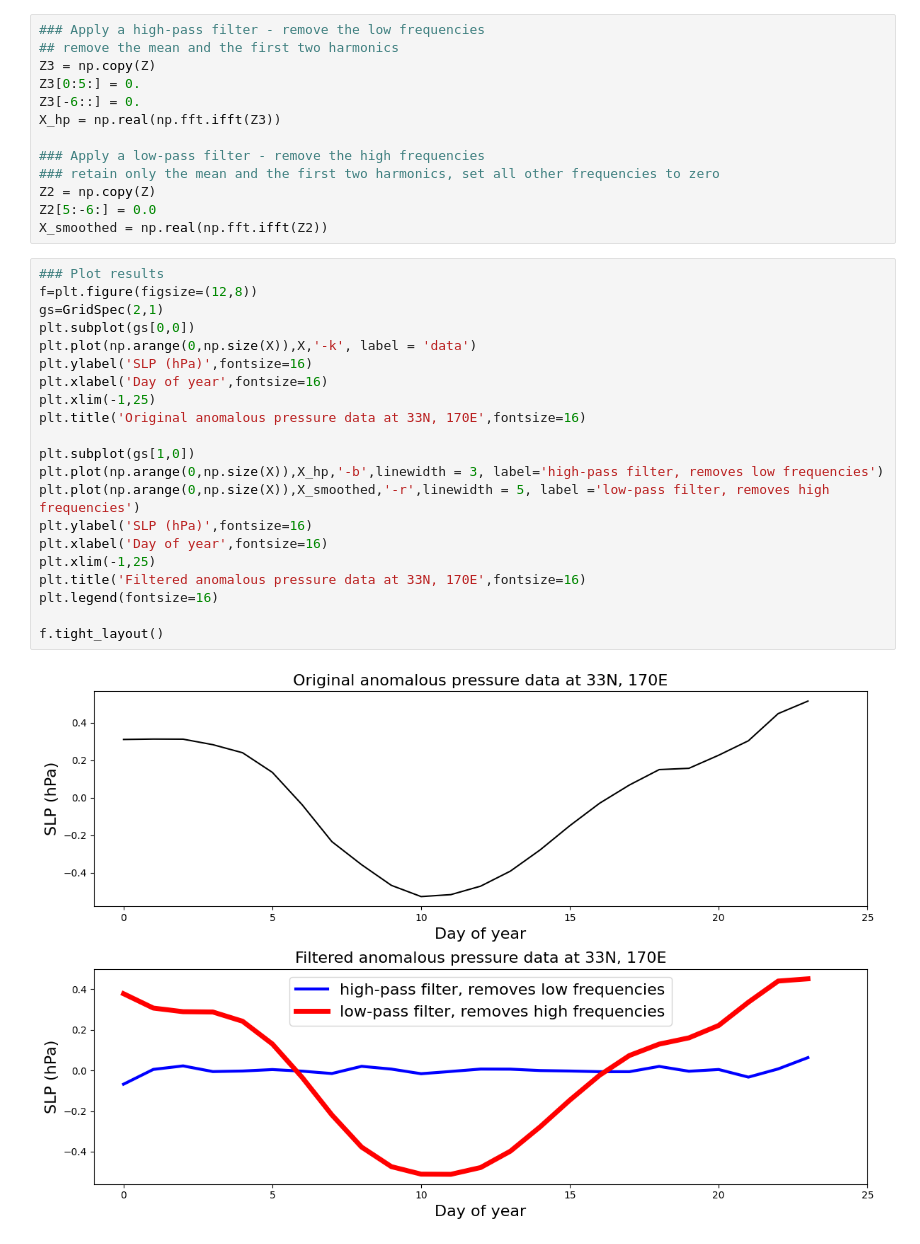
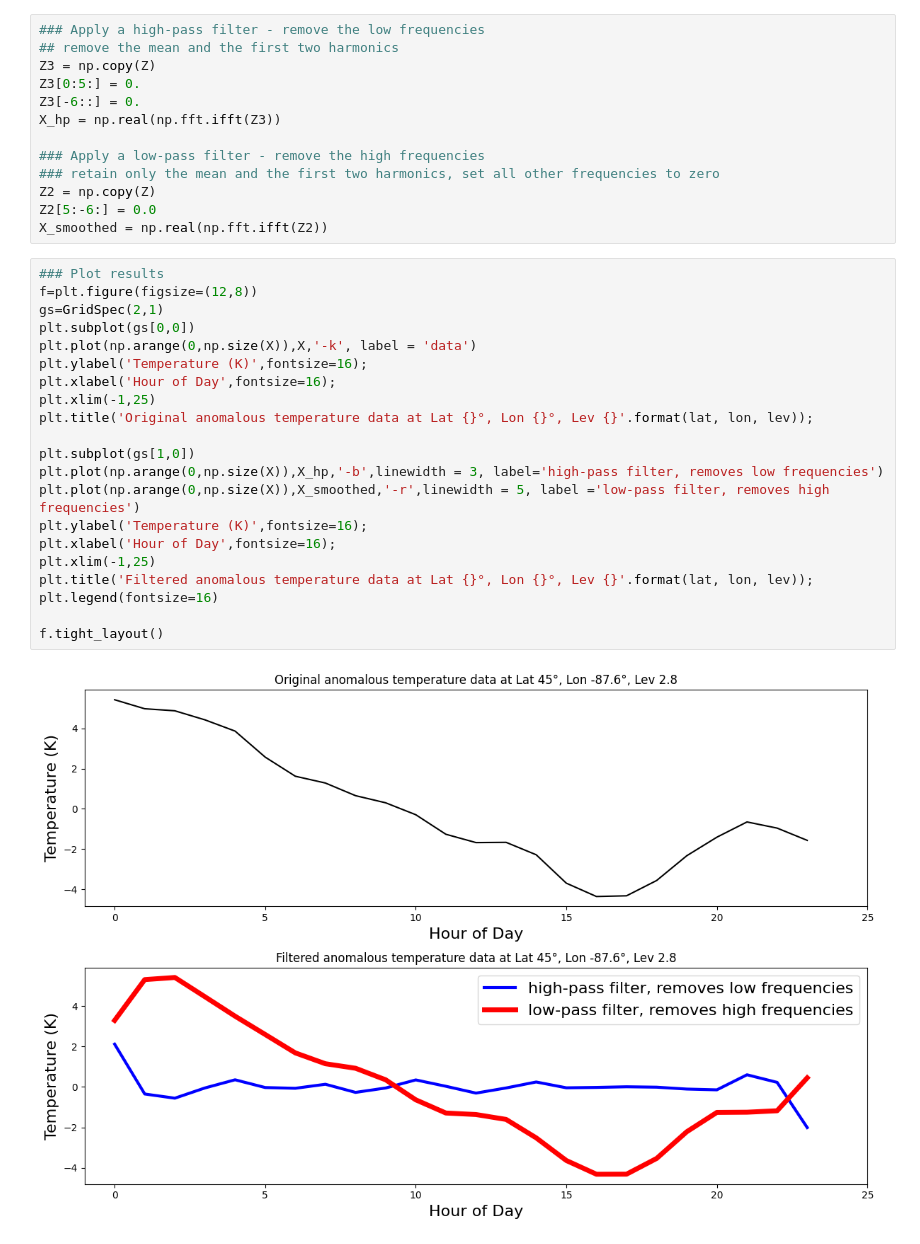
Before and after one commit to jpmailaddy/GEOS_GUI, a Jupyter notebook: seasonal_cycle_filtering_FFT.ipynb, the cells around one changed output. Cells and saved outputs as stored; diff of their text form.

```diff
--- a/seasonal_cycle_filtering_FFT.ipynb
+++ b/seasonal_cycle_filtering_FFT.ipynb
@@ -405,26 +389,26 @@ X_smoothed = np.real(np.fft.ifft(Z2))
 # %%
 ### Plot results
 f=plt.figure(figsize=(12,8))
 gs=GridSpec(2,1)
 plt.subplot(gs[0,0])
 plt.plot(np.arange(0,np.size(X)),X,'-k', label = 'data')
-plt.ylabel('SLP (hPa)',fontsize=16)
-plt.xlabel('Day of year',fontsize=16)
+plt.ylabel('Temperature (K)',fontsize=16);
+plt.xlabel('Hour of Day',fontsize=16);
 plt.xlim(-1,25)
-plt.title('Original anomalous pressure data at 33N, 170E',fontsize=16)
+plt.title('Original anomalous temperature data at Lat {}°, Lon {}°, Lev {}'.format(lat, lon, lev));
 
 plt.subplot(gs[1,0])
 plt.plot(np.arange(0,np.size(X)),X_hp,'-b',linewidth = 3, label='high-pass filter, removes low frequencies')
 plt.plot(np.arange(0,np.size(X)),X_smoothed,'-r',linewidth = 5, label ='low-pass filter, removes high frequencies')
-plt.ylabel('SLP (hPa)',fontsize=16)
-plt.xlabel('Day of year',fontsize=16)
+plt.ylabel('Temperature (K)',fontsize=16);
+plt.xlabel('Hour of Day',fontsize=16);
 plt.xlim(-1,25)
-plt.title('Filtered anomalous pressure data at 33N, 170E',fontsize=16)
+plt.title('Filtered anomalous temperature data at Lat {}°, Lon {}°, Lev {}'.format(lat, lon, lev));
 plt.legend(fontsize=16)
 
 f.tight_layout()
 # %% [output]
-[figure, old version]
+[figure, new version]
 # %%
 ### Plot results
 f=plt.figure(figsize=(12,8))
```
Also changed, not shown: parts of 6 cells of this notebook.
